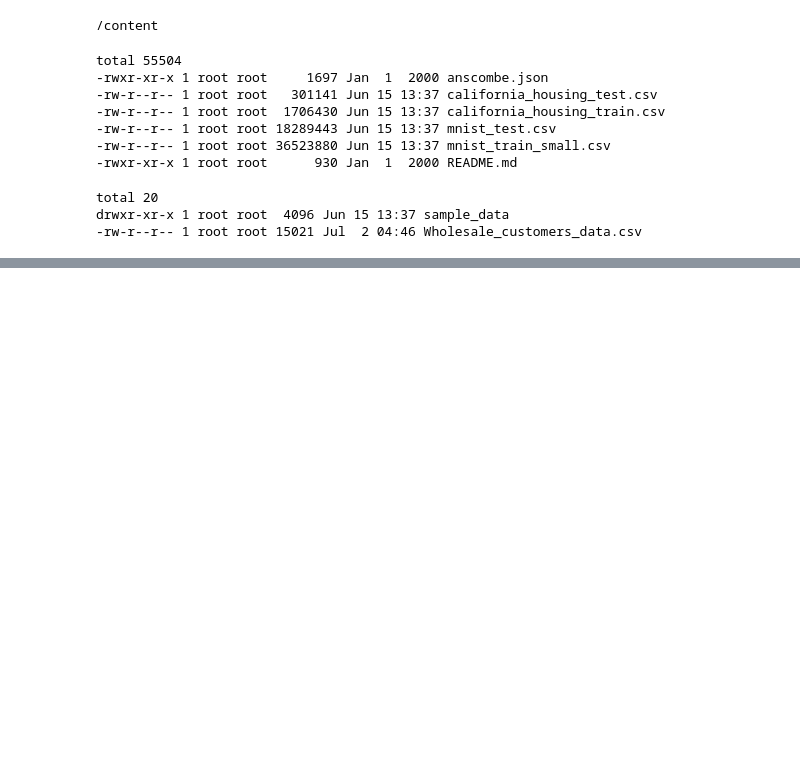
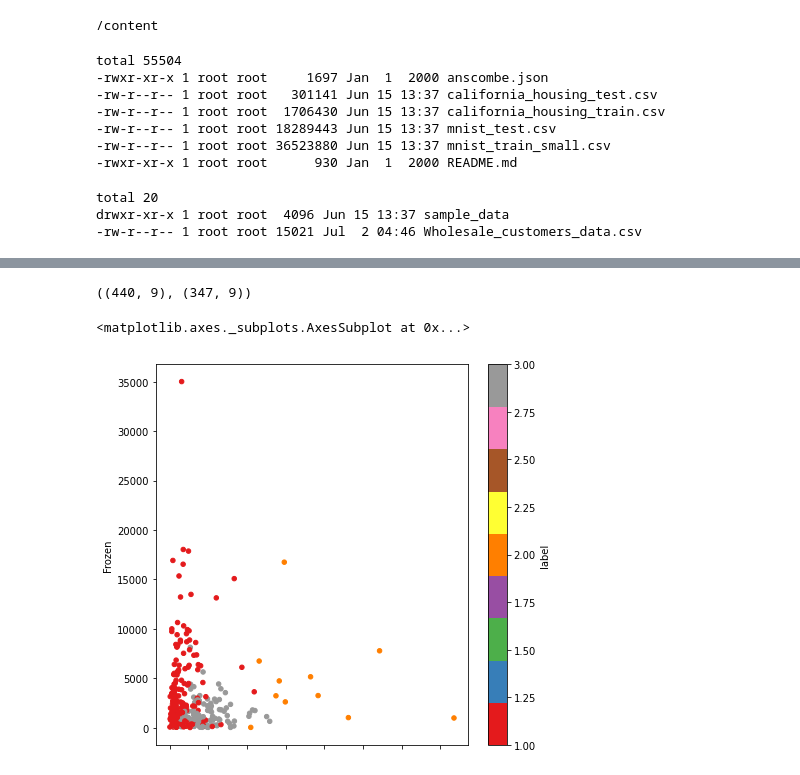
Before and after one commit to junanote/test_machine, a Jupyter notebook: 210702_7일차_4_iloc_pandas.ipynb, the cells around one changed output, grey strips where cells are left out. Drawn from its saved outputs; the diff is of its cells as text; code cells hidden in the pictures; blank space fills up the shorter version.

```diff
--- a/210702_7일차_4_iloc_pandas.ipynb
+++ b/210702_7일차_4_iloc_pandas.ipynb
@@ -91,0 +108,13 @@ Name: shield, dtype: int64
+# %%
+
+#for....
+#if df[(df['label'] !=0) |  (df['label'] != 4)]
+dfx = df[~((df['label'] == 0) | (df['label'] == 4))]
+df.shape, dfx.shape
+# %% [output]
+((440, 9), (347, 9))
+# %%
+dfx.plot(kind='scatter',x='Milk',y='Frozen',c='label',cmap='Set1',figsize=(7,7))
+# %% [output]
+<matplotlib.axes._subplots.AxesSubplot at 0x...>
+[figure, added]
```
Also changed, not shown: parts of 20 cells of this notebook.
